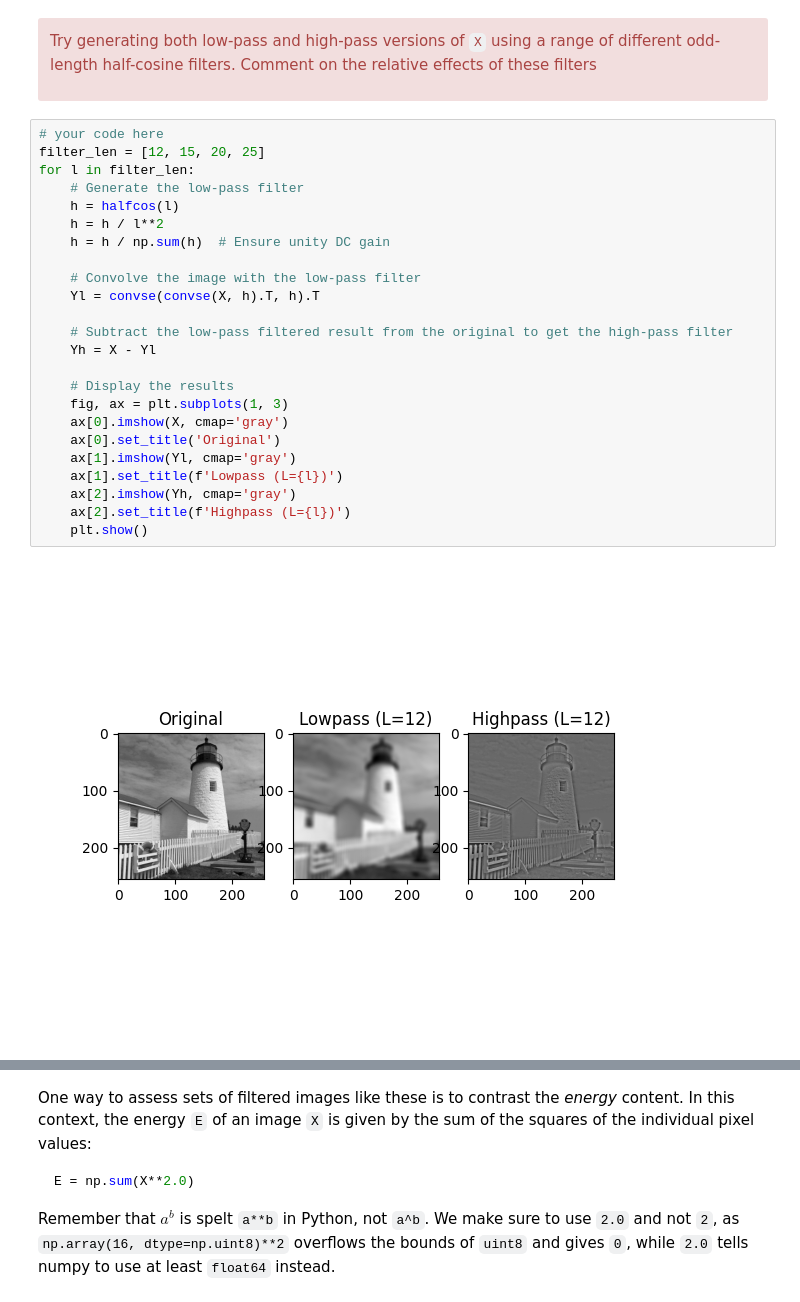
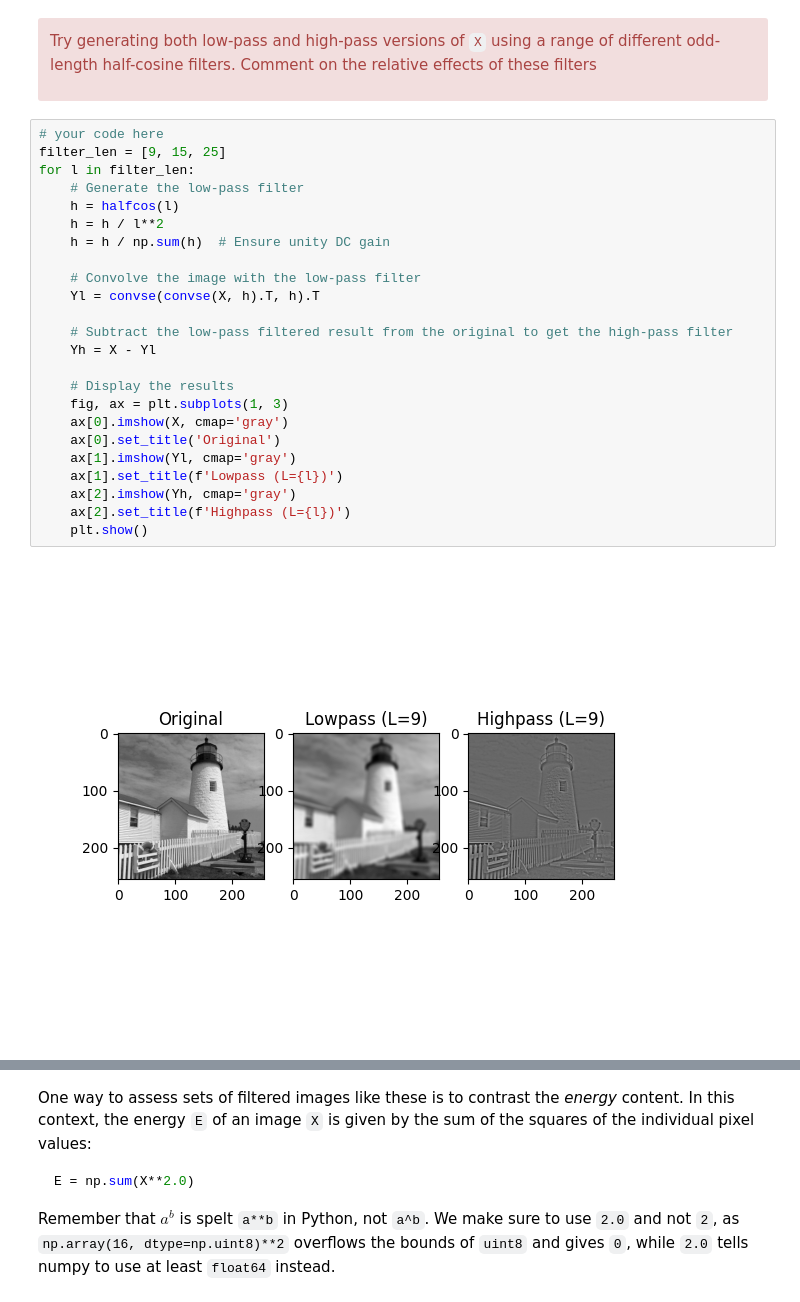
Before and after one commit to ki277/cued_sf2_lab, a Jupyter notebook: 5-simple-image-filtering.ipynb, the cells around one changed output, grey strips where cells are left out. Saved outputs shown, nothing was run; the diff lists cells and outputs as text.

```diff
--- a/5-simple-image-filtering.ipynb
+++ b/5-simple-image-filtering.ipynb
@@ -250,29 +223,29 @@ Try generating both low-pass and high-pass versions of `X` using a range of diff
 </div>
 # %%
 # your code here
-filter_len = [12, 15, 20, 25]
+filter_len = [9, 15, 25]
 for l in filter_len:
     # Generate the low-pass filter
     h = halfcos(l)
     h = h / l**2
     h = h / np.sum(h)  # Ensure unity DC gain
 
     # Convolve the image with the low-pass filter
     Yl = convse(convse(X, h).T, h).T
 
     # Subtract the low-pass filtered result from the original to get the high-pass filter
     Yh = X - Yl
 
     # Display the results
     fig, ax = plt.subplots(1, 3)
     ax[0].imshow(X, cmap='gray')
     ax[0].set_title('Original')
     ax[1].imshow(Yl, cmap='gray')
     ax[1].set_title(f'Lowpass (L={l})')
     ax[2].imshow(Yh, cmap='gray')
     ax[2].set_title(f'Highpass (L={l})')
     plt.show()
 # %% [output]
-[figure, old version]
+[figure, new version]
 [figure]
 [figure]
```
Also changed, not shown: parts of 4 cells of this notebook, 1 other file.
